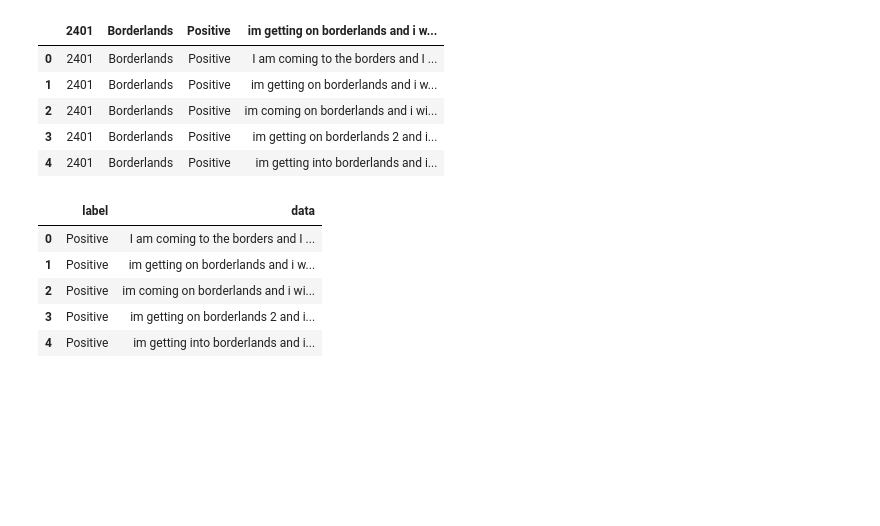
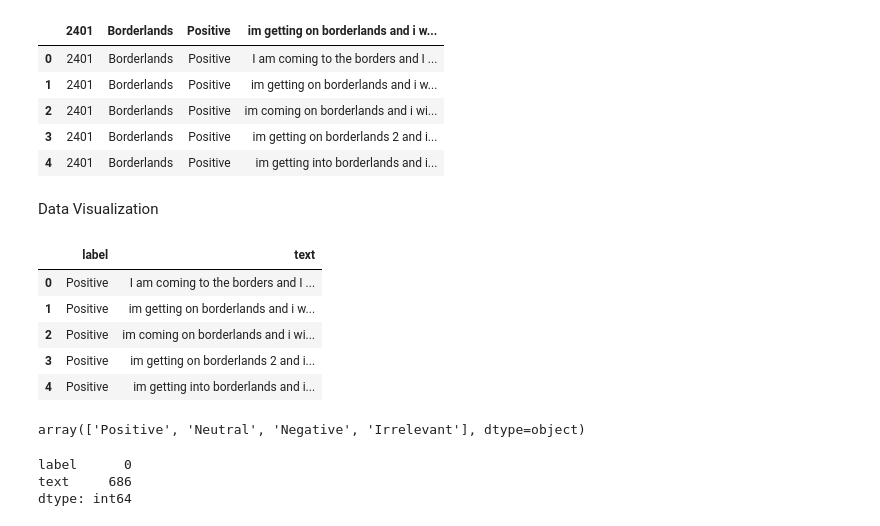
Before and after one commit to matchi-1/Twitter-Sentiment-Analysis, a Jupyter notebook: notebooks/TwitterSentimentAnalysis.ipynb, the cells around one changed output. Drawn from its saved outputs; the diff is of its cells as text; code cells hidden in the pictures; blank space fills up the shorter version.

Commit message:
data preprocessing + markdowns

```diff
--- a/notebooks/TwitterSentimentAnalysis.ipynb
+++ b/notebooks/TwitterSentimentAnalysis.ipynb
@@ -13,19 +20,31 @@ train.head()
 | 2 | 2401 | Borderlands | Positive | im coming on borderlands and i wi... |
 | 3 | 2401 | Borderlands | Positive | im getting on borderlands 2 and i... |
 | 4 | 2401 | Borderlands | Positive | im getting into borderlands and i... |
+# %% [markdown]
+Data Visualization
 # %%
 # Rename important columns
 train = train.iloc[:, 2:]
-train.columns = ['label', 'data']
+train.columns = ['label', 'text']
 
 val = val.iloc[:, 2:]
-val.columns = ['label', 'data']
+val.columns = ['label', 'text']
 
 train.head()
 # %% [output]
-|  | label | data |
+|  | label | text |
 | 0 | Positive | I am coming to the borders and I ... |
 | 1 | Positive | im getting on borderlands and i w... |
 | 2 | Positive | im coming on borderlands and i wi... |
 | 3 | Positive | im getting on borderlands 2 and i... |
 | 4 | Positive | im getting into borderlands and i... |
+# %%
+train.label.unique()
+# %% [output]
+array(['Positive', 'Neutral', 'Negative', 'Irrelevant'], dtype=object)
+# %%
+train.isna().sum()
+# %% [output]
+label      0
+text     686
+dtype: int64
```
Also changed, not shown: parts of 11 cells of this notebook.
